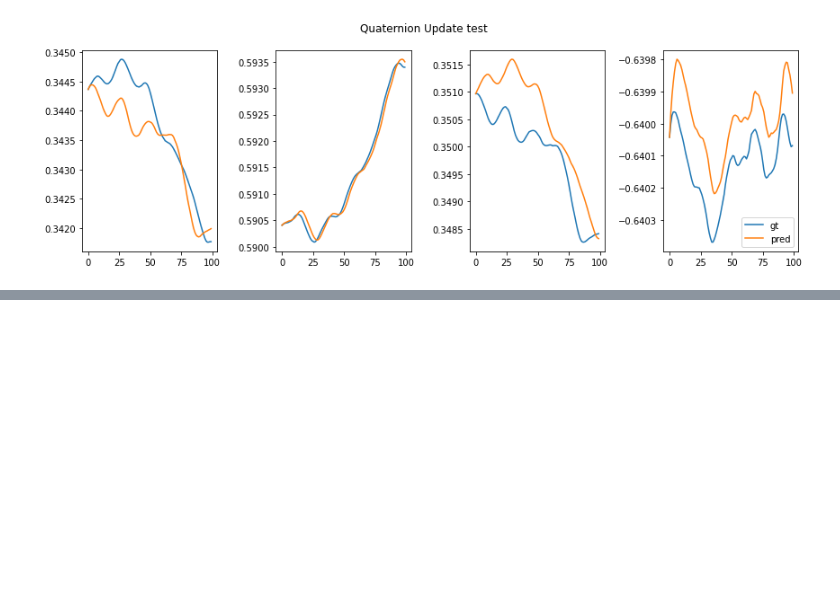
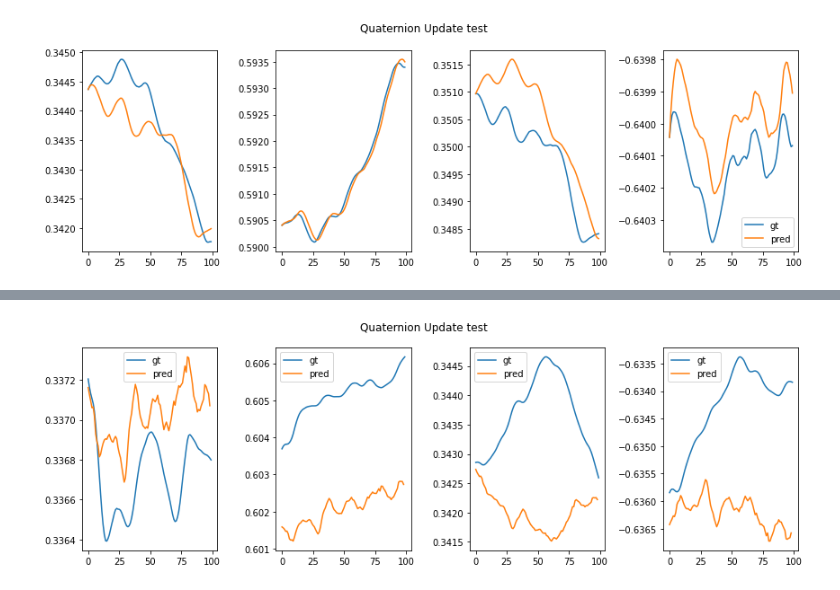
Before and after one commit to tonton-golio/inertial_navigation_transformer, a Jupyter notebook: playground_notebooks/quaternion_update_anton.ipynb, the cells around one changed output, grey strips where cells are left out. Saved outputs shown, nothing was run; the diff lists cells and outputs as text; code cells hidden in the pictures; blank space fills up the shorter version.

Commit message:
added NN-approach to playground_notebooks/quaternion_update_anton.ipynb, but it doesnt quite work

```diff
--- a/playground_notebooks/quaternion_update_anton.ipynb
+++ b/playground_notebooks/quaternion_update_anton.ipynb
@@ -43,0 +159,23 @@ plt.tight_layout()
+# %%
+# evaluate the network
+# testing on test set
+with torch.no_grad():
+    q_preds = []
+    for i, data in enumerate(dataset_test):
+        w_, q_gt_,q_gt_prev_ = data
+        theta = net(w_)
+        theta = theta.reshape(4,4)
+        pred = theta@q_gt_prev_
+        q_preds.append(pred.numpy())
+    q_preds = np.array(q_preds)
+
+# plot
+fig, ax = plt.subplots(1, 4, figsize=(12, 4))
+for i in range(4):
+    ax[i].plot(q_gt_test[:,i],label='gt')
+    ax[i].plot(q_preds[:,i],label='pred')
+    ax[i].legend()
+fig.suptitle('Quaternion Update test')
+plt.tight_layout()
+# %% [output]
+[figure, added]
```
Also changed, not shown: parts of 6 cells of this notebook, 1 other file.
